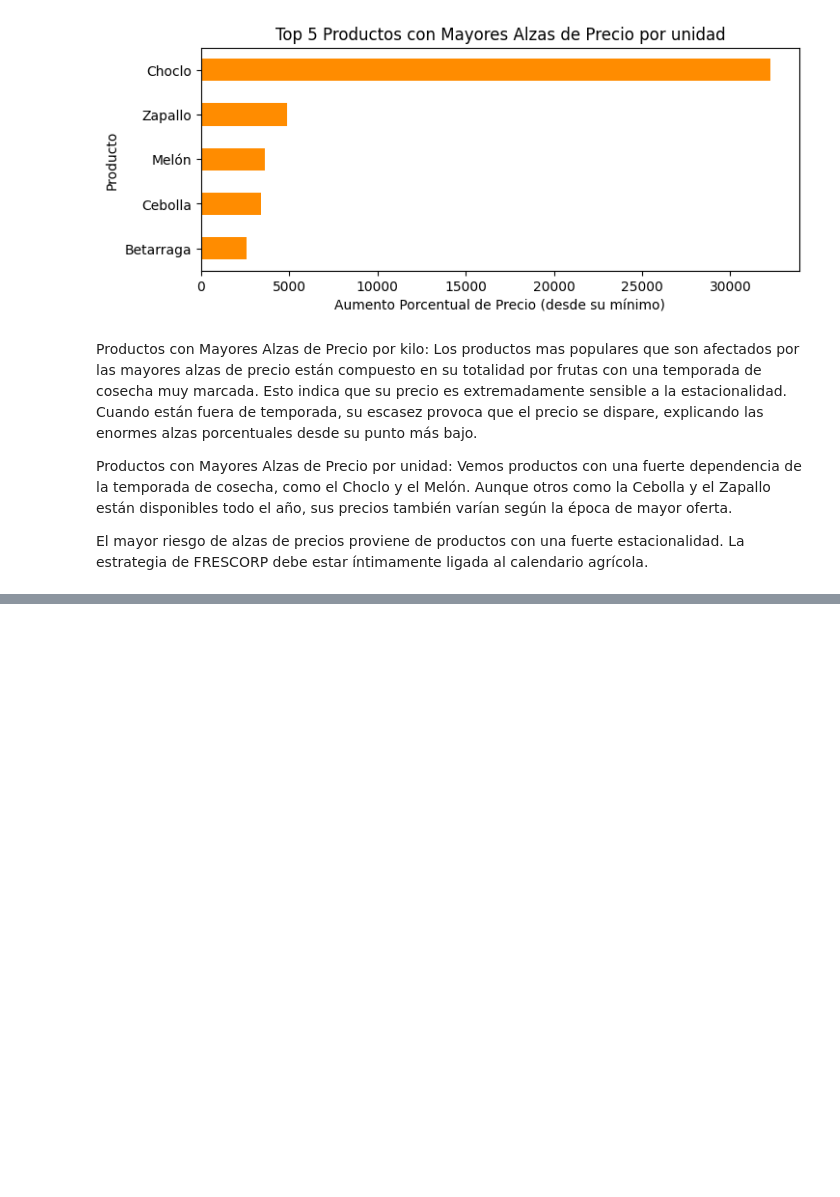
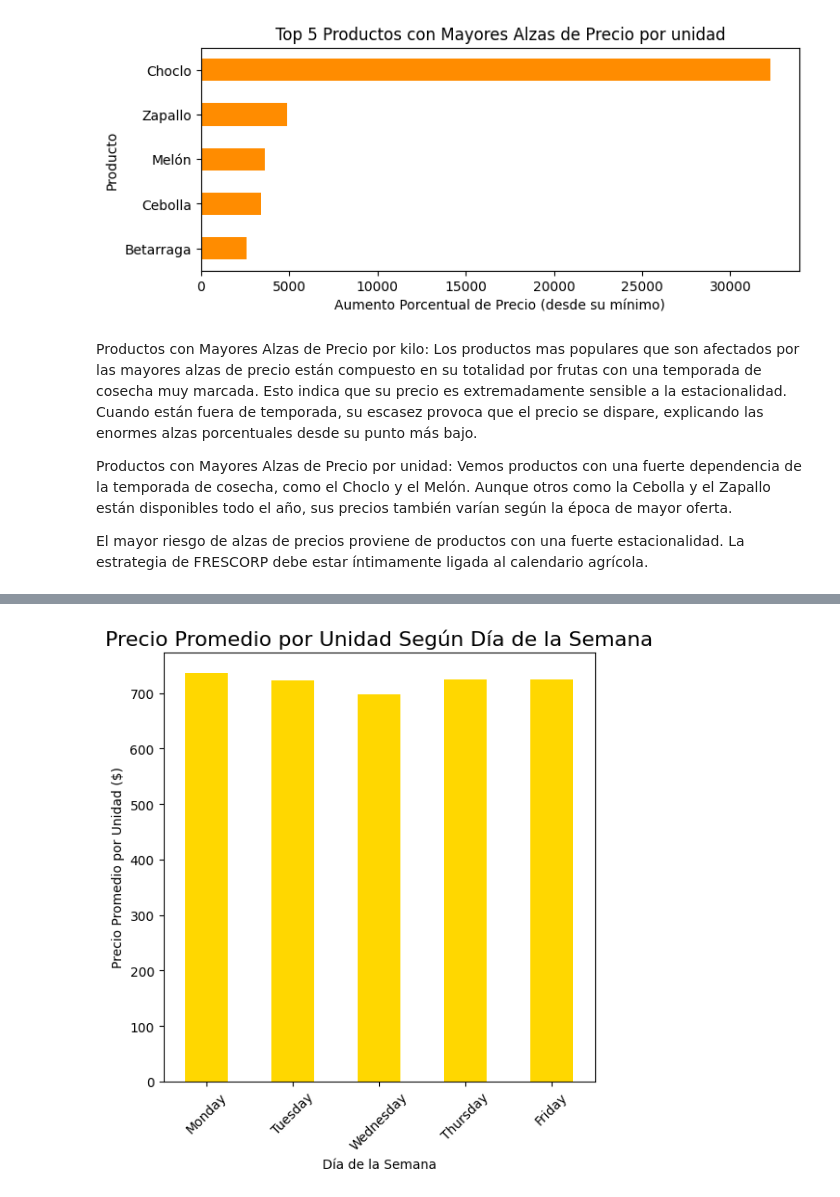
Before and after one commit to Ricardouchub/Analisis-Estrategico-de-Precios, a Jupyter notebook: Análisis Estratégico de Precios Mayoristas para el Sector Retail de Frutas y Hortalizas.ipynb, the cells around one changed output, grey strips where cells are left out. Cells and saved outputs as stored; diff of their text form; code cells hidden in the pictures; blank space fills up the shorter version.

```diff
--- a/Análisis Estratégico de Precios Mayoristas para el Sector Retail de Frutas y Hortalizas.ipynb
+++ b/Análisis Estratégico de Precios Mayoristas para el Sector Retail de Frutas y Hortalizas.ipynb
@@ -955,0 +979,21 @@ El mayor riesgo de alzas de precios proviene de productos con una fuerte estacio
+# %%
+# Filtramos Y creamos una copia explícita para evitar la advertencia
+df_unidades = df1[df1['precio_por_unidad'].notna()].copy()
+
+# Ordenamos los días de la semana (esta línea ya no generará la advertencia)
+dias_ordenados = ['Monday', 'Tuesday', 'Wednesday', 'Thursday', 'Friday', 'Saturday', 'Sunday']
+df_unidades['dia_semana'] = pd.Categorical(df_unidades['dia_semana'], categories=dias_ordenados, ordered=True)
+
+# Calculamos el precio promedio por día
+precio_por_dia_unidad = df_unidades.groupby('dia_semana', observed=True)['precio_por_unidad'].mean()
+
+# Creamos el gráfico de barras para una fácil visualización
+plt.figure(figsize=(6, 6))
+precio_por_dia_unidad.plot(kind='bar', color='gold')
+plt.title('Precio Promedio por Unidad Según Día de la Semana', fontsize=16)
+plt.xlabel('Día de la Semana')
+plt.ylabel('Precio Promedio por Unidad ($)')
+plt.xticks(rotation=45)
+plt.show()
+# %% [output]
+[figure, added]
```
Also changed, not shown: parts of 8 cells of this notebook.
